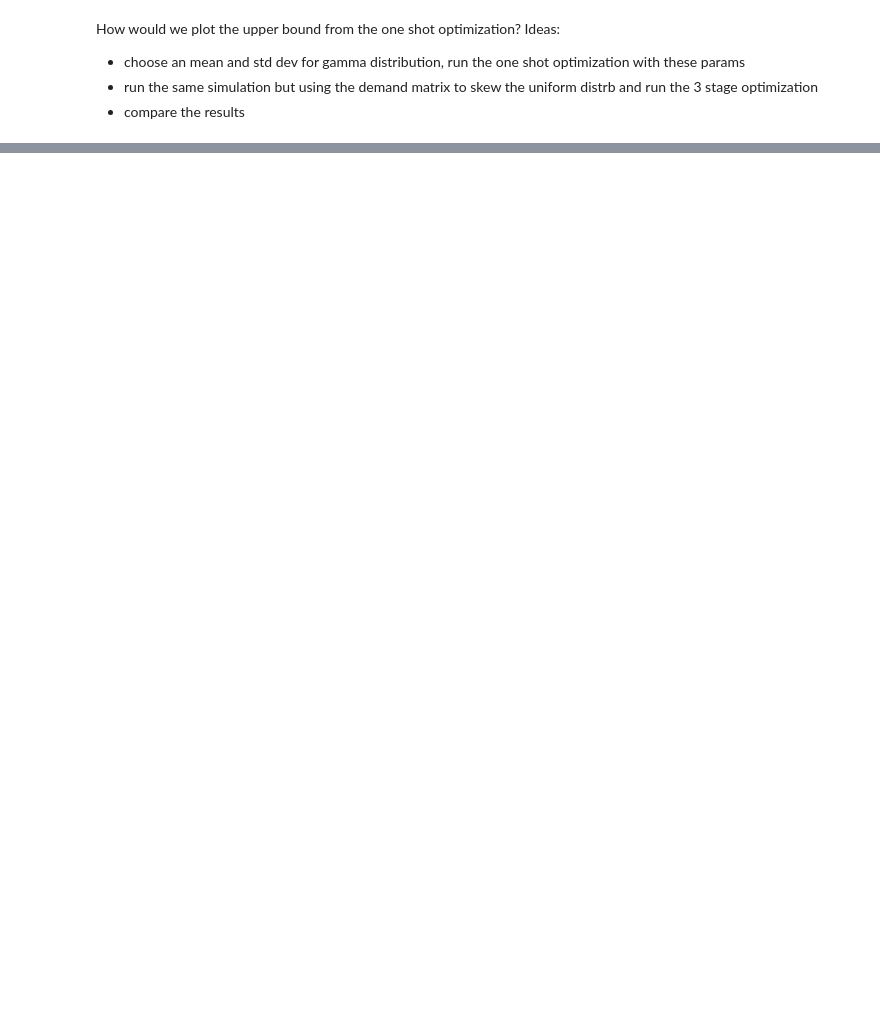
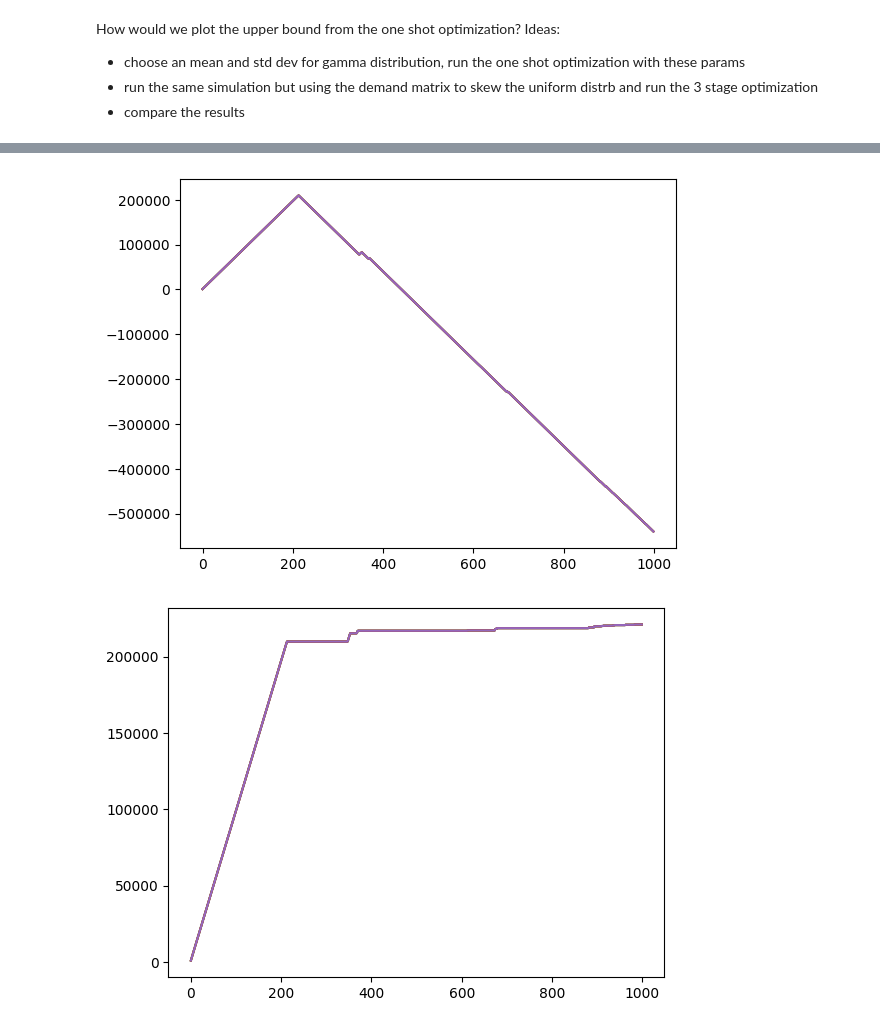
Before and after one commit to brieonbread/leo_mac_sim, a Jupyter notebook: mac_protocol_simulation_v2.ipynb, the cells around one changed output, grey strips where cells are left out. Cells and saved outputs as stored; diff of their text form; code cells hidden in the pictures; blank space fills up the shorter version.

```diff
--- a/mac_protocol_simulation_v2.ipynb
+++ b/mac_protocol_simulation_v2.ipynb
@@ -772,0 +938,17 @@ Num of users: 7581
+# %%
+# np.array(results_min) - np.array(results_max)
+
+for result in results_compilation:
+    plt.plot(result)
+plt.show()
+
+for result in results_revenues_compilation:
+    plt.plot(result)
+plt.show()
+
+for result in results_penalties_compilation:
+    plt.plot(result)
+plt.show()
+# %% [output]
+[figure, added]
+[figure, added]
```
Also changed, not shown: parts of 19 cells of this notebook, 3 other files.
